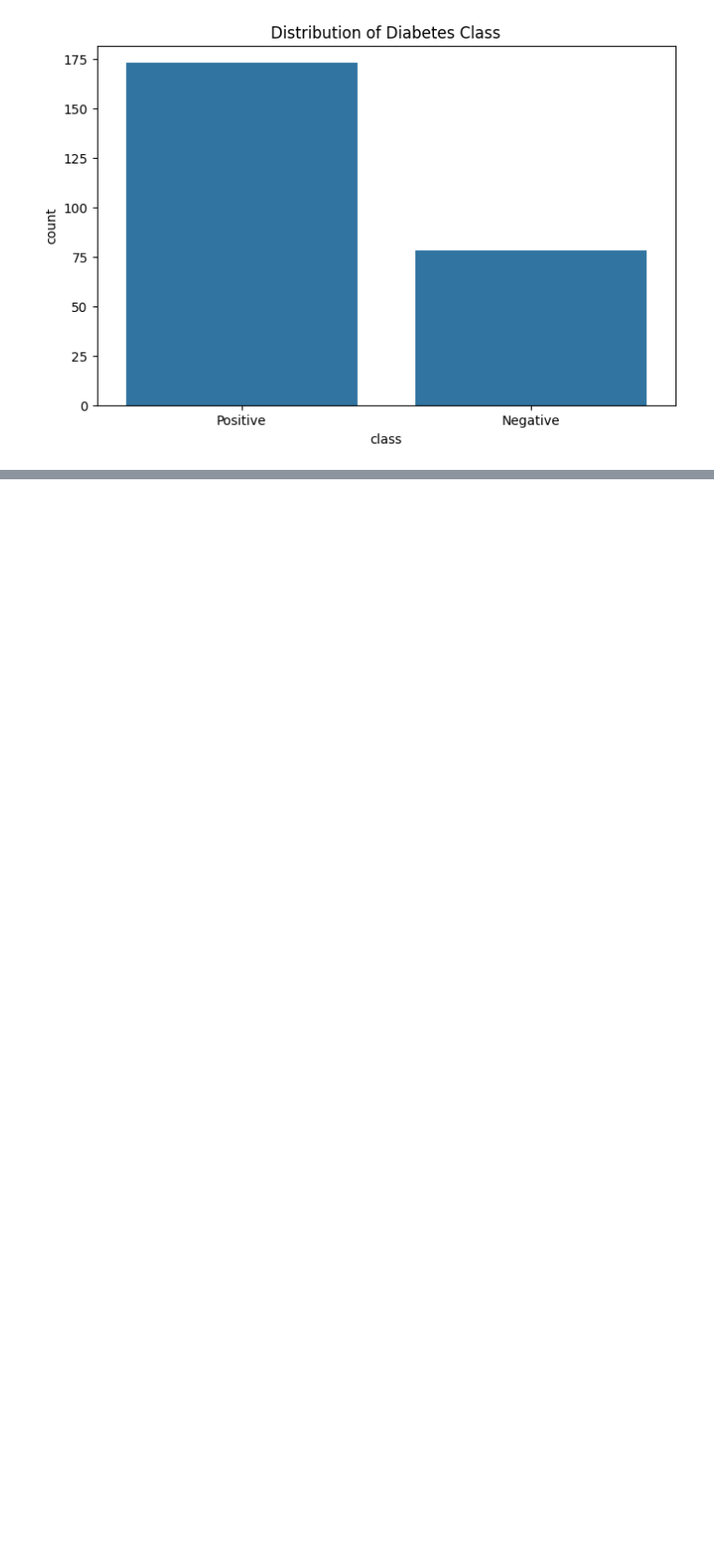
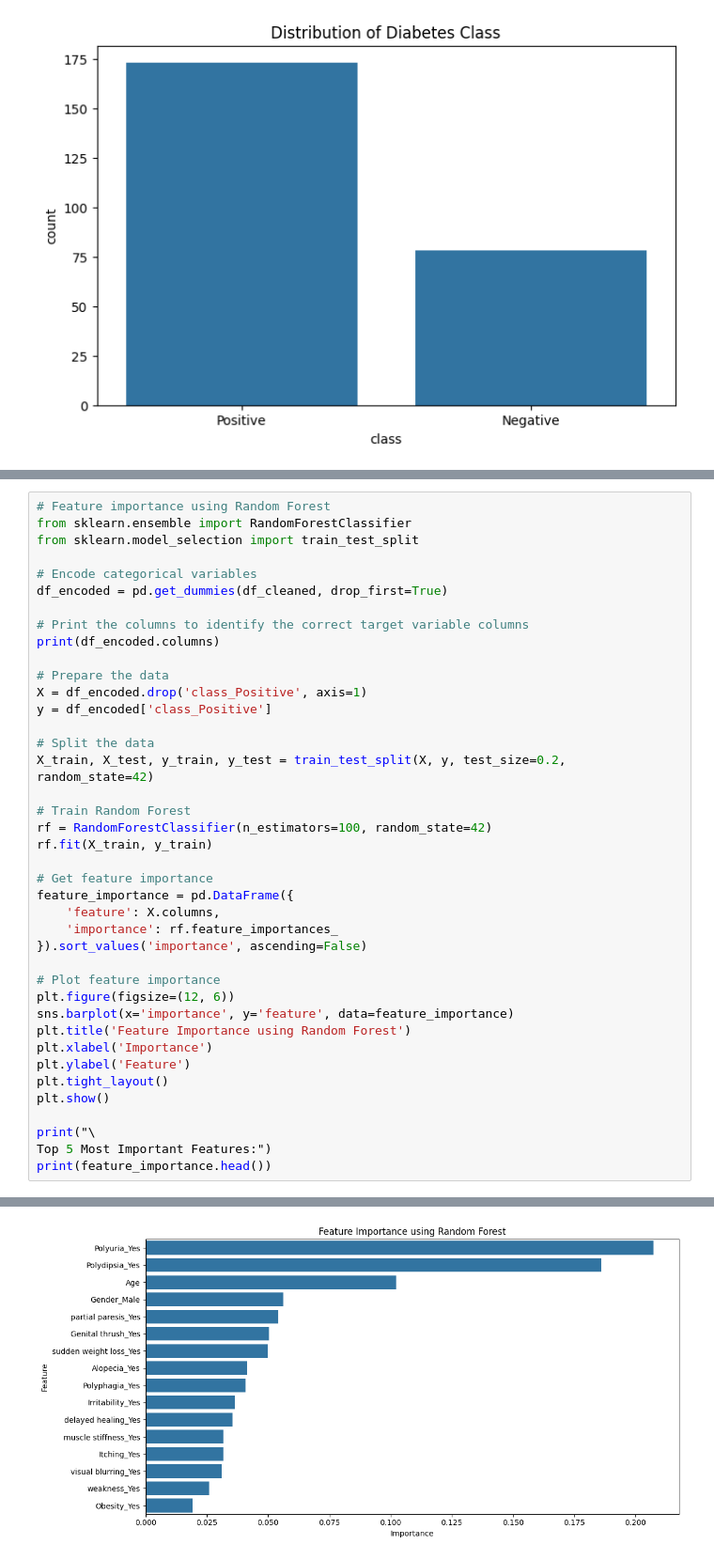
Before and after one commit to dineshram18/Capstone_Project, a Jupyter notebook: Data Wrangling.ipynb, the cells around one changed output, grey strips where cells are left out. Shown: that part at 94% size. Saved outputs shown, nothing was run; the diff lists cells and outputs as text; blank space fills up the shorter version.

```diff
--- a/Data Wrangling.ipynb
+++ b/Data Wrangling.ipynb
@@ -169,0 +188,41 @@ plt.show()
+# %%
+# Feature importance using Random Forest
+from sklearn.ensemble import RandomForestClassifier
+from sklearn.model_selection import train_test_split
+
+# Encode categorical variables
+df_encoded = pd.get_dummies(df_cleaned, drop_first=True)
+
+# Print the columns to identify the correct target variable columns
+print(df_encoded.columns)
+
+# Prepare the data
+X = df_encoded.drop('class_Positive', axis=1)
+y = df_encoded['class_Positive']
+
+# Split the data
+X_train, X_test, y_train, y_test = train_test_split(X, y, test_size=0.2, random_state=42)
+
+# Train Random Forest
+rf = RandomForestClassifier(n_estimators=100, random_state=42)
+rf.fit(X_train, y_train)
+
+# Get feature importance
+feature_importance = pd.DataFrame({
+    'feature': X.columns,
+    'importance': rf.feature_importances_
+}).sort_values('importance', ascending=False)
+
+# Plot feature importance
+plt.figure(figsize=(12, 6))
+sns.barplot(x='importance', y='feature', data=feature_importance)
+plt.title('Feature Importance using Random Forest')
+plt.xlabel('Importance')
+plt.ylabel('Feature')
+plt.tight_layout()
+plt.show()
+
+print("\
+Top 5 Most Important Features:")
+print(feature_importance.head())
+# %% [output]
@@ -169,0 +236 @@ plt.show()
+[figure, added]
```
Also changed, not shown: parts of 5 cells of this notebook.
